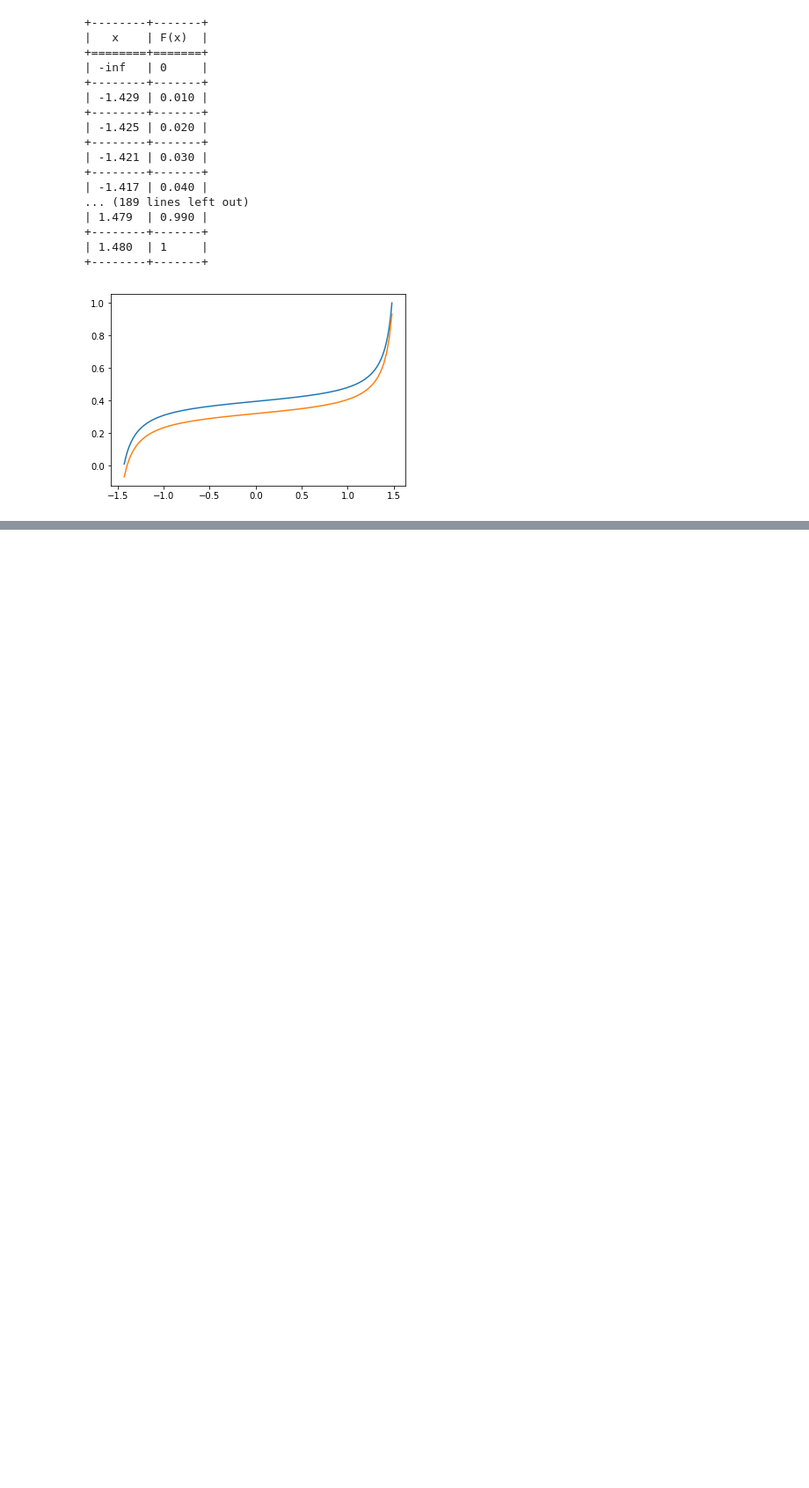
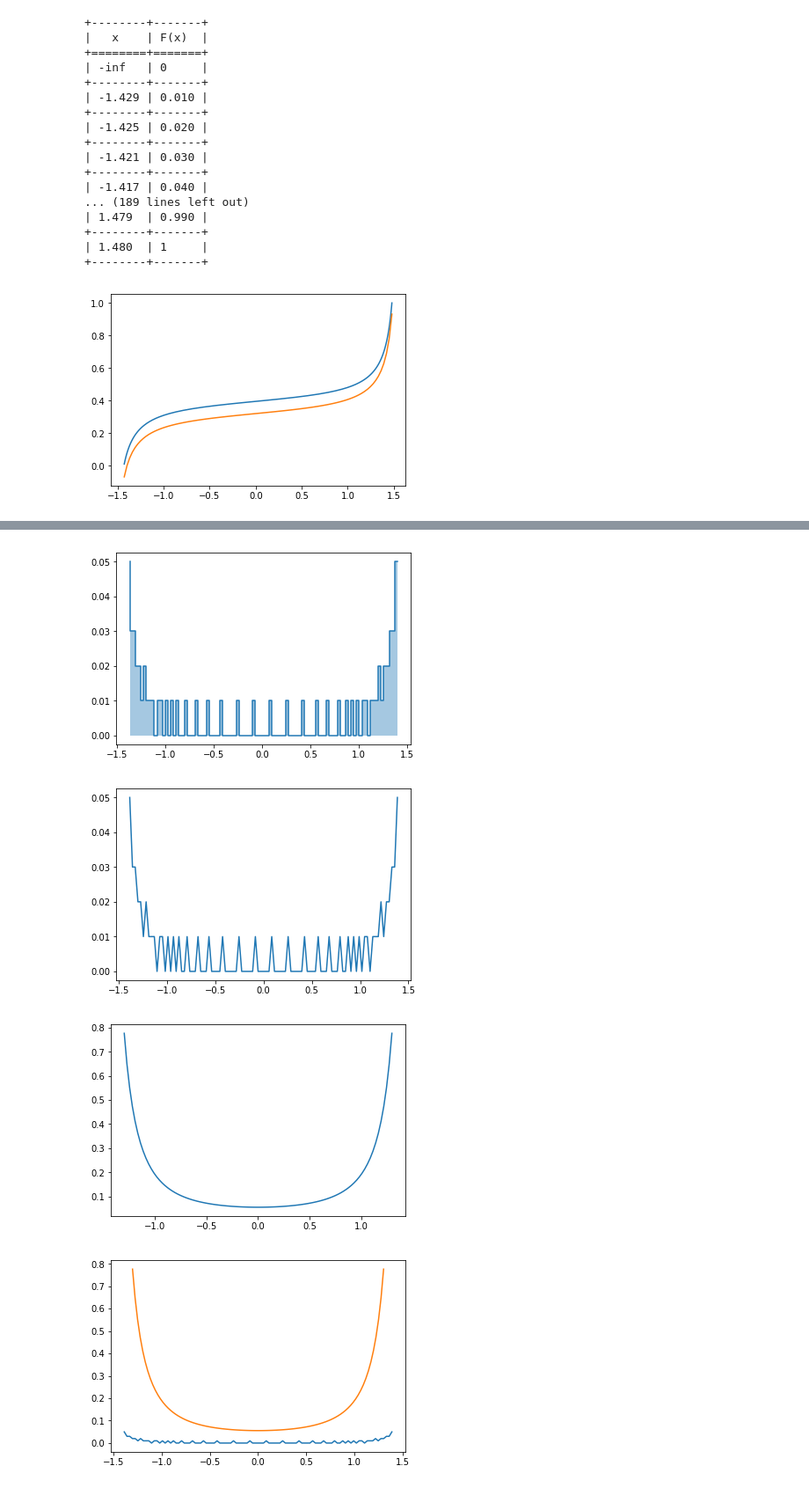
Before and after one commit to dsman1823/statistics, a Jupyter notebook: lab001.ipynb, the cells around one changed output, grey strips where cells are left out. Shown at 88% size. Drawn from its saved outputs; the diff is of its cells as text; code cells hidden in the pictures; blank space fills up the shorter version.

```diff
--- a/lab001.ipynb
+++ b/lab001.ipynb
@@ -124,0 +125,55 @@ plt.show()
+# %%
+n = 100
+
+def get_ecdf_p(v, ecdf):
+    for i in range(len(ecdf.x)):
+        if ecdf.x[i] > v:
+            return ecdf.y[i]
+
+    return 1
+
+def get_amount_in_bounds(a, b, arr):
+    return len([i for i in arr if (a <= i and i <= b)])
+
+def get_intervals(bounds, n):
+    linspace = np.linspace(*bounds, n)
+    return [(linspace[i-1], linspace[i]) for i in range(1, len(linspace))]
+
+def get_eq_int_hist_data(series, bounds, n):
+    intervals = get_intervals(bounds, n)
+    amount = len(series)
+    height = [get_amount_in_bounds(*i, series) / amount for i in intervals]
+    return intervals, height
+
+def plot_eq_int_hist(series, bounds, n):
+    intervals, heights = get_eq_int_hist_data(series, bounds, n)
+    intervals_bounds = [i[1] for i in intervals]
+    plt.plot(intervals_bounds, heights, drawstyle="steps")
+    plt.fill_between(intervals_bounds, heights,  step="pre", alpha=0.4)
+
+def plot_eq_int_polygon(series, bounds, n):
+    intervals, heights = get_eq_int_hist_data(series, bounds, n)
+    polygon_x = [(a + b) / 2 for a, b in intervals]
+    plt.plot(polygon_x, heights)
+
+def plot_pdf():
+    l = np.linspace(-1.3, 1.3, 100)
+    plt.plot(l, [pdf_y(i) for i in l])
+
+plot_eq_int_hist(y_series, bounds, n)
+plt.show()
+
+plot_eq_int_polygon(y_series, bounds, n)
+plt.show()
+
+plot_pdf()
+plt.show()
+
+plot_eq_int_polygon(y_series, bounds, n)
+plot_pdf()
+plt.show()
+# %% [output]
+[figure, added]
+[figure, added]
+[figure, added]
+[figure, added]
```
Also changed, not shown: parts of 4 cells of this notebook.
